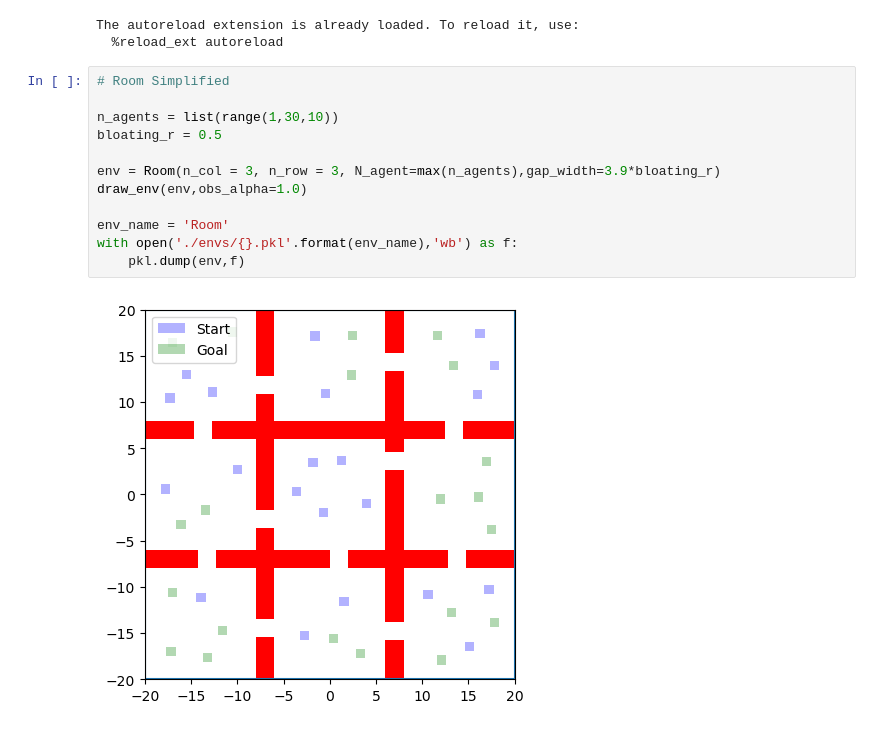
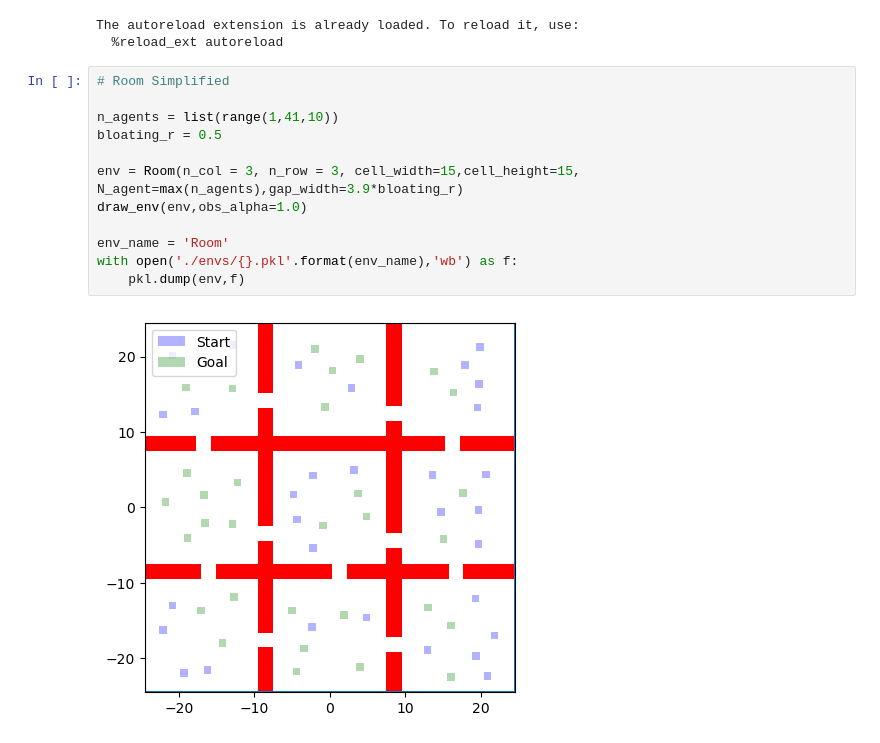
Before and after one commit to CoNG-harvard/PA-Nav, a Jupyter notebook: Experiments/MILP/env_prep.ipynb, the cells around one changed output. Drawn from its saved outputs; the diff is of its cells as text.

Commit message:
Optimizing data collection and plotting pipeline for sequential planners

```diff
--- a/Experiments/MILP/env_prep.ipynb
+++ b/Experiments/MILP/env_prep.ipynb
@@ -17,16 +17,16 @@ The autoreload extension is already loaded. To reload it, use:
 # %%
 # Room Simplified
 
-n_agents = list(range(1,30,10))
+n_agents = list(range(1,41,10))
 bloating_r = 0.5
 
-env = Room(n_col = 3, n_row = 3, N_agent=max(n_agents),gap_width=3.9*bloating_r)
+env = Room(n_col = 3, n_row = 3, cell_width=15,cell_height=15, N_agent=max(n_agents),gap_width=3.9*bloating_r)
 draw_env(env,obs_alpha=1.0)
 
 env_name = 'Room'
 with open('./envs/{}.pkl'.format(env_name),'wb') as f:
     pkl.dump(env,f)
 # %% [output]
-[figure, old version]
+[figure, new version]
 # %%
 # Warehouse Simplified
```
Also changed, not shown: parts of 4 cells of this notebook, 14 other files.
